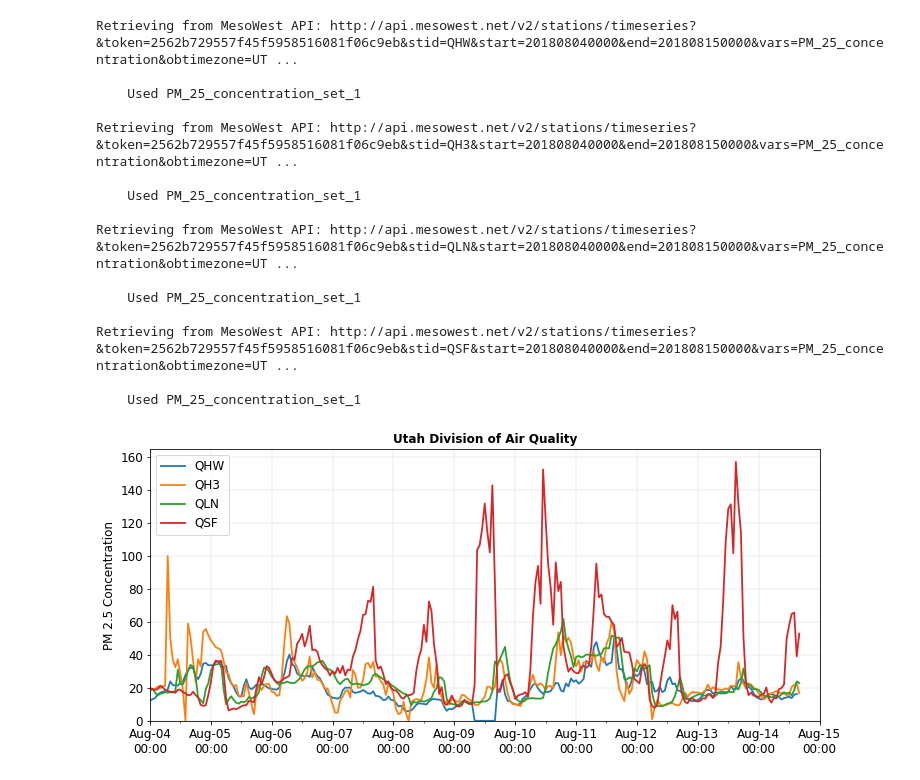
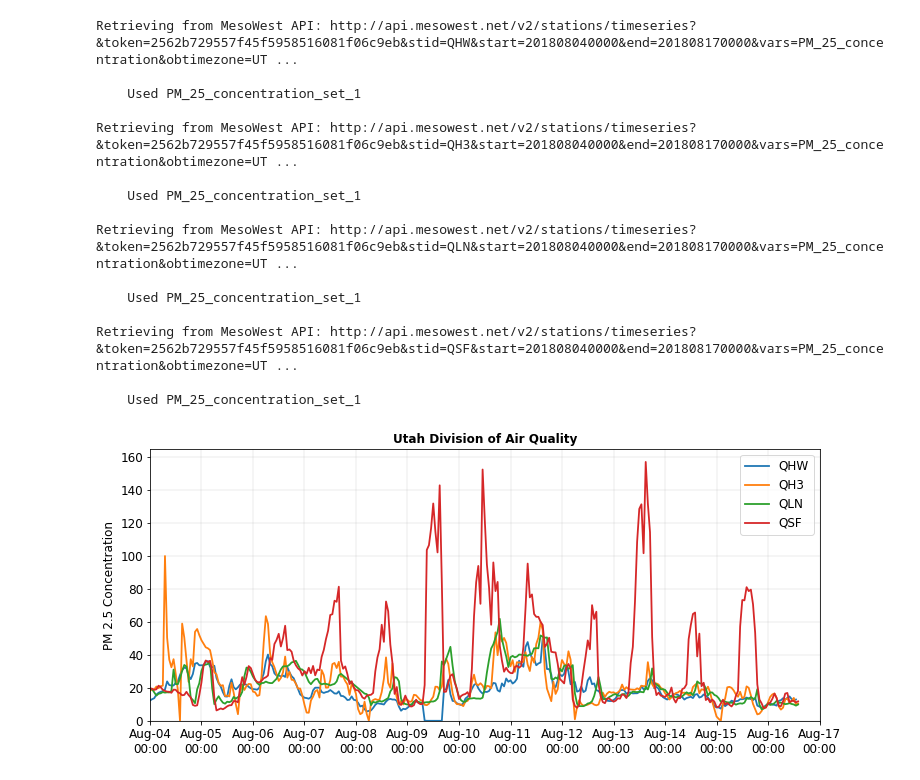
Before and after one commit to blaylockbk/pyBKB_v3, a Jupyter notebook: BB_MesoWest/Untitled.ipynb, the cells around one changed output. Saved outputs shown, nothing was run; the diff lists cells and outputs as text; code cells hidden in the pictures.

```diff
--- a/BB_MesoWest/Untitled.ipynb
+++ b/BB_MesoWest/Untitled.ipynb
@@ -34,7 +32,7 @@ mpl.rcParams['savefig.bbox'] = 'tight'
 mpl.rcParams['savefig.dpi'] = 300
 # %%
 sDATE = datetime(2018, 8, 4)
-eDATE = datetime(2018, 8, 15)
+eDATE = datetime(2018, 8, 17)
 
 DATA = {}
 
@@ -44,38 +42,38 @@ for STID in ['QHW', 'QH3', 'QLN', 'QSF']:
     PM25 = [a['PM_25_concentration'][i] for i in range(len(a['PM_25_concentration'])) if np.isnan(a['PM_25_concentration'][i]) == False]
     DATA[STID] = [DATES, PM25]
 # %% [output]
-Retrieving from MesoWest API: http://api.mesowest.net/v2/stations/timeseries?&token=2562b729557f45f5958516081f06c9eb&stid=QHW&start=201808040000&end=201808150000&vars=PM_25_concentration&obtimezone=UT ...
+Retrieving from MesoWest API: http://api.mesowest.net/v2/stations/timeseries?&token=2562b729557f45f5958516081f06c9eb&stid=QHW&start=201808040000&end=201808170000&vars=PM_25_concentration&obtimezone=UT ...
 
     Used PM_25_concentration_set_1
 
-Retrieving from MesoWest API: http://api.mesowest.net/v2/stations/timeseries?&token=2562b729557f45f5958516081f06c9eb&stid=QH3&start=201808040000&end=201808150000&vars=PM_25_concentration&obtimezone=UT ...
+Retrieving from MesoWest API: http://api.mesowest.net/v2/stations/timeseries?&token=2562b729557f45f5958516081f06c9eb&stid=QH3&start=201808040000&end=201808170000&vars=PM_25_concentration&obtimezone=UT ...
 
     Used PM_25_concentration_set_1
 
-Retrieving from MesoWest API: http://api.mesowest.net/v2/stations/timeseries?&token=2562b729557f45f5958516081f06c9eb&stid=QLN&start=201808040000&end=201808150000&vars=PM_25_concentration&obtimezone=UT ...
+Retrieving from MesoWest API: http://api.mesowest.net/v2/stations/timeseries?&token=2562b729557f45f5958516081f06c9eb&stid=QLN&start=201808040000&end=201808170000&vars=PM_25_concentration&obtimezone=UT ...
 
     Used PM_25_concentration_set_1
 
-Retrieving from MesoWest API: http://api.mesowest.net/v2/stations/timeseries?&token=2562b729557f45f5958516081f06c9eb&stid=QSF&start=201808040000&end=201808150000&vars=PM_25_concentration&obtimezone=UT ...
+Retrieving from MesoWest API: http://api.mesowest.net/v2/stations/timeseries?&token=2562b729557f45f5958516081f06c9eb&stid=QSF&start=201808040000&end=201808170000&vars=PM_25_concentration&obtimezone=UT ...
 
     Used PM_25_concentration_set_1
 # %%
 for i in DATA:
     D = DATA[i]
     plt.plot(D[0], D[1], label=i)
 
 plt.legend()
 
 plt.title('Utah Division of Air Quality', fontweight='semibold')
 plt.ylabel('PM 2.5 Concentration')
 plt.grid()
 plt.xlim([sDATE, eDATE])
 plt.ylim(ymin=0)
 
 plt.gcf().axes[0].xaxis.set_major_formatter(formatter)
-plt.gcf().axes[0].xaxis.set_major_locator(mdates.HourLocator(range(0, 24, 24)))
-plt.gcf().axes[0].xaxis.set_minor_locator(mdates.HourLocator(range(0, 24, 12)))
+plt.gcf().axes[0].xaxis.set_major_locator(mdates.DayLocator(interval=1))
+plt.gcf().axes[0].xaxis.set_minor_locator(mdates.HourLocator(range(0, 24, 24)))
 
 plt.savefig('CoalHollowFire_PM25')
 # %% [output]
-[figure, old version]
+[figure, new version]
```
Also changed, not shown: parts of 1 cell of this notebook, 29 other files.
